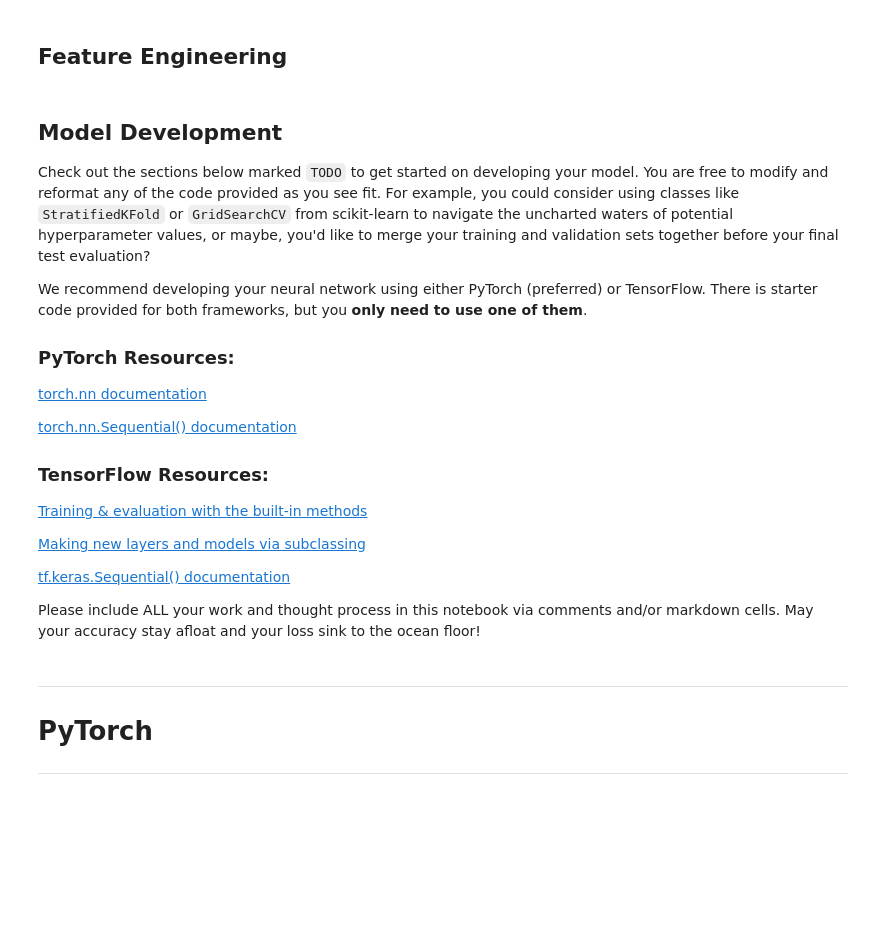
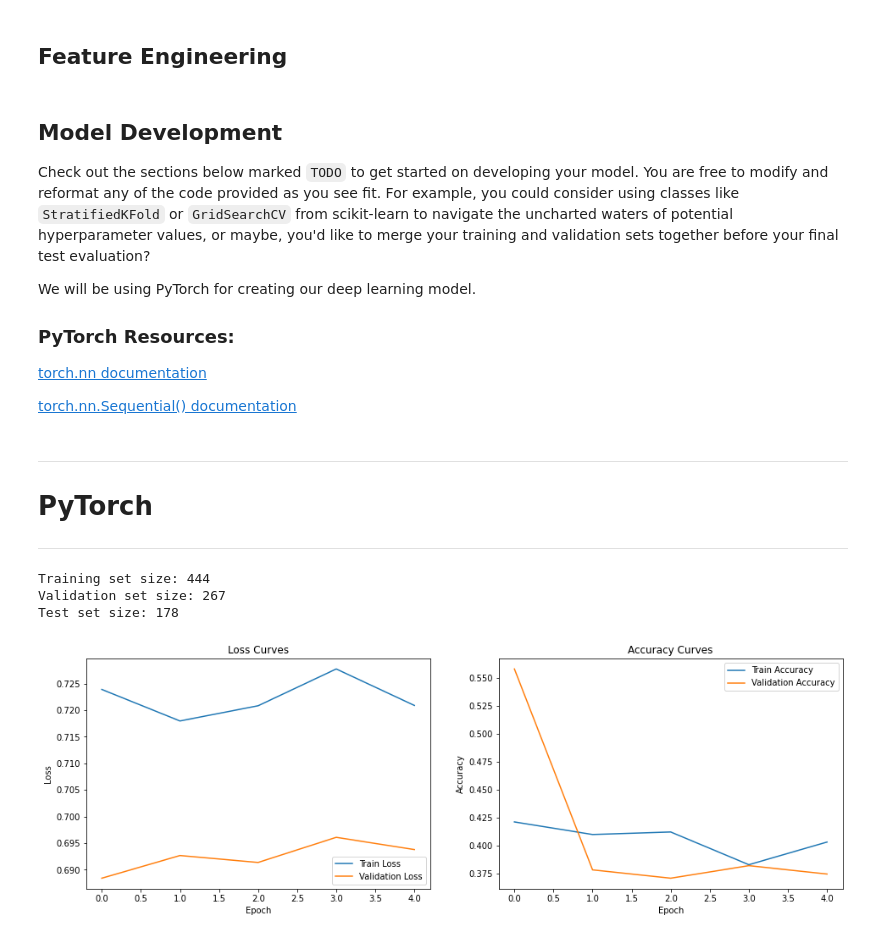
Before and after one commit to MichiganDataScienceTeam/MDST-Onboarding, a Jupyter notebook: Optional-Challenges/DL/titanic.ipynb, the cells around one changed output. Drawn from its saved outputs; the diff is of its cells as text; code cells hidden in the pictures; blank space fills up the shorter version.

Commit message:
(doc) Modify documentation

```diff
--- a/Optional-Challenges/DL/titanic.ipynb
+++ b/Optional-Challenges/DL/titanic.ipynb
@@ -131,21 +155,12 @@ for label in ["class", "who", "embark_town"]:
 
 Check out the sections below marked `TODO` to get started on developing your model. You are free to modify and reformat any of the code provided as you see fit. For example, you could consider using classes like `StratifiedKFold` or `GridSearchCV` from scikit-learn to navigate the uncharted waters of potential hyperparameter values, or maybe, you'd like to merge your training and validation sets together before your final test evaluation?
 
-We recommend developing your neural network using either PyTorch (preferred) or TensorFlow. There is starter code provided for both frameworks, but you **only need to use one of them**.
 
+We will be using PyTorch for creating our deep learning model.
 ### PyTorch Resources:
 [torch.nn documentation](https://pytorch.org/docs/stable/nn.html)
 
 [torch.nn.Sequential() documentation](https://pytorch.org/docs/stable/generated/torch.nn.Sequential.html)
-
-### TensorFlow Resources:
-[Training \& evaluation with the built-in methods](https://www.tensorflow.org/guide/keras/training_with_built_in_methods)
-
-[Making new layers and models via subclassing](https://www.tensorflow.org/guide/keras/making_new_layers_and_models_via_subclassing)
-
-[tf.keras.Sequential() documentation](https://www.tensorflow.org/api_docs/python/tf/keras/Sequential)
-
-Please include ALL your work and thought process in this notebook via comments and/or markdown cells. May your accuracy stay afloat and your loss sink to the ocean floor!
 # %%
 ######################################
 # Libraries needed for PyTorch
@@ -370,34 +373,44 @@ def train_validate(train_loader, val_loader, model, loss_function, optimizer):
 
     val_loss /= num_batches
     val_accuracy /= size
     return train_loss, val_loss, train_accuracy, val_accuracy
 
 train_losses = []
 val_losses = []
 train_accuracies = []
 val_accuracies = []
 for t in range(epochs):
     train_loss, val_loss, train_accuracy, val_accuracy = train_validate(train_loader, val_loader, model, loss_function, optimizer)
     train_losses.append(train_loss)
     val_losses.append(val_loss)
     train_accuracies.append(train_accuracy)
     val_accuracies.append(val_accuracy)
 
 plt.figure(figsize=(16, 5))
 
 plt.subplot(1, 2, 1)
-plt.plot(train_losses, label=f'Train Loss\n{train_losses[-1]:.4f}')
-plt.plot(val_losses, label=f'Validation Loss\n{val_losses[-1]:.4f}')
+plt.plot(train_losses, label="Train Loss")
+plt.plot(val_losses, label="Validation Loss")
 plt.xlabel('Epoch')
 plt.ylabel('Loss')
 plt.title('Loss Curves')
 plt.legend()
 
 plt.subplot(1, 2, 2)
-plt.plot(train_accuracies, label=f'Train Accuracy\n{train_accuracies[-1]:.4f}')
-plt.plot(val_accuracies, label=f'Validation Accuracy\n{val_accuracies[-1]:.4f}')
+plt.plot(train_accuracies, label="Train Accuracy")
+plt.plot(val_accuracies, label="Validation Accuracy")
 plt.xlabel('Epoch')
 plt.ylabel('Accuracy')
 plt.title('Accuracy Curves')
 plt.legend()
 plt.show()
+
+print(f'Train Loss: {train_losses[-1]:.4f}')
+print(f'Validation Loss: {val_losses[-1]:.4f}')
+print(f'Train Accuracy: {train_accuracies[-1]:.4f}')
+print(f'Validation Accuracy: {val_accuracies[-1]:.4f}')
+# %% [output]
+Training set size: 444
+Validation set size: 267
+Test set size: 178
+[figure, added]
```
Also changed, not shown: parts of 9 cells of this notebook.
